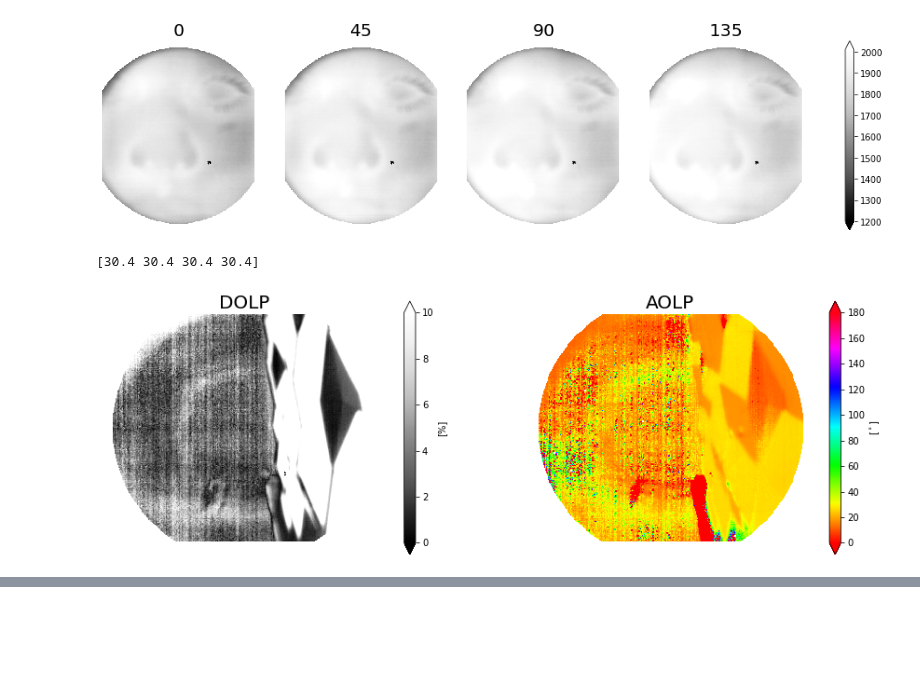
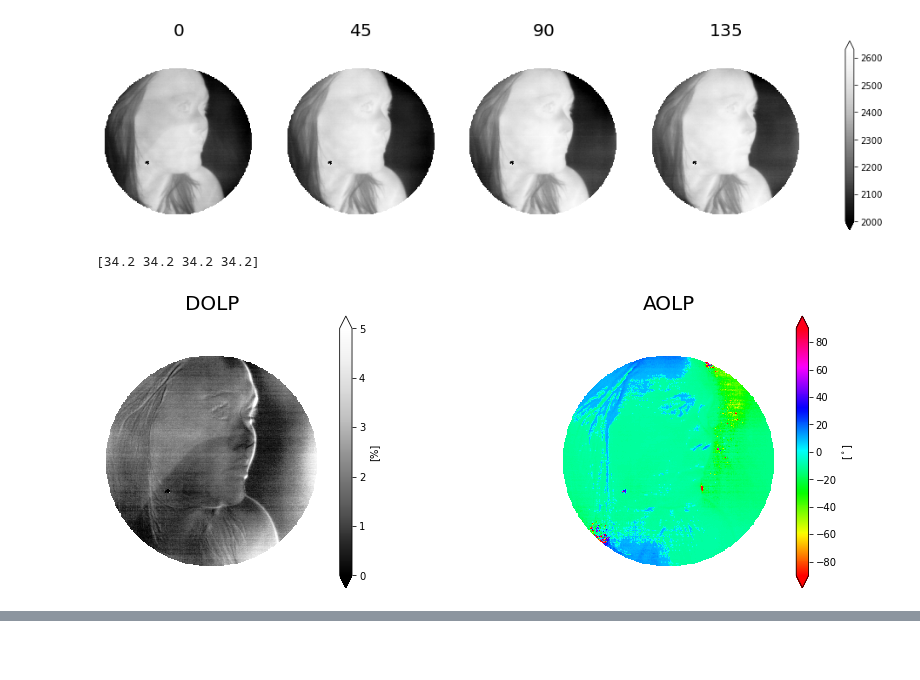
Before and after one commit to Polarization-Lab/IRCSP, a Jupyter notebook: data_reduction/IRCAM/stokes_sky.ipynb, the cells around one changed output, grey strips where cells are left out. Saved outputs shown, nothing was run; the diff lists cells and outputs as text; code cells hidden in the pictures.

```diff
--- a/data_reduction/IRCAM/stokes_sky.ipynb
+++ b/data_reduction/IRCAM/stokes_sky.ipynb
@@ -16,3 +12,7 @@ name_dark = 'cold_vert1.h5'
+# %%
+file_path = '/Users/kirahart/Dropbox/jul072021/images/'
+name = "kira12.h5"
+name_dark = 'dark.h5'
 # %%
 def create_circular_mask(h, w, center=None, radius=None):
 
@@ -27,7 +27,7 @@ def create_circular_mask(h, w, center=None, radius=None):
     mask = dist_from_center <= radius
     return mask
 
-mask = create_circular_mask(256, 320,radius = 150);
+mask = create_circular_mask(256, 320,radius = 125,center = [320/2+10,256/2]);
 # %%
 hf = h5py.File(file_path+name, 'r')
 hfdark = h5py.File(file_path+name_dark, 'r')
@@ -38,7 +38,7 @@ dark = np.array(hfdark['imgs'])
 
 ims = []
 for i in range(len(imgs)):
-    img_mask = (imgs[i]-dark[i]+.001)*mask
+    img_mask = (imgs[i]-dark[i])*mask
     img_mask[img_mask == 0] = 'nan'
     ims.append(img_mask)
     imgs[i] = imgs[i]-dark[i]
@@ -64,65 +64,65 @@ fig, axes = plt.subplots(figsize=(18, 4), ncols=4)
 
 # STOKES IMAGES
 # color "mappable" object returned by ax1.imshow
-pos1 = axes[0].imshow(np.transpose(ims[0]), cmap='Greys_r', aspect='auto',vmin =vmin ,vmax = vmax)
+pos1 = axes[0].imshow(np.rot90(ims[0],k=3), cmap='Greys_r', aspect='auto',vmin =vmin ,vmax = vmax)
 #fig.colorbar(pos1, ax=ax1,extend='both',label = "ADU")
 axes[0].set_title("$0$",fontsize = 20)
 axes[0].axis('off')
 
-pos2 = axes[1].imshow(np.transpose(ims[1]), cmap='Greys_r', aspect='auto',vmin =vmin ,vmax = vmax)
+pos2 = axes[1].imshow(np.rot90(ims[1],k=3), cmap='Greys_r', aspect='auto',vmin =vmin ,vmax = vmax)
 #fig.colorbar(pos2, ax=ax2,extend='both')
 axes[1].set_title("$45$",fontsize = 20)
 axes[1].axis('off')
 
-pos3 = axes[2].imshow(np.transpose(ims[2]), cmap='Greys_r', aspect='auto',vmin =vmin ,vmax = vmax)
+pos3 = axes[2].imshow(np.rot90(ims[2],k=3), cmap='Greys_r', aspect='auto',vmin =vmin ,vmax = vmax)
 #fig.colorbar(pos3, ax=ax3,extend='both')
 axes[2].set_title("$90$",fontsize = 20)
 axes[2].axis('off')
 
-pos4 = axes[3].imshow(np.transpose(ims[3]), cmap='Greys_r', aspect='auto',vmin =vmin ,vmax = vmax)
+pos4 = axes[3].imshow(np.rot90(ims[3],k=3), cmap='Greys_r', aspect='auto',vmin =vmin ,vmax = vmax)
 axes[3].set_title("$135$",fontsize = 20)
 axes[3].axis('off')
 
 fig.colorbar(pos1, ax=axes.ravel().tolist(), extend='both')
-fig.savefig( '/Volumes/KESU/IRCAM_data/imgs/'+name[:-3]+'flux.png')
+fig.savefig( '/Users/kirahart/Dropbox/jul072021/imgs/'+name[:-3]+'flux.png')
 
 plt.show()
 
 print(ts)
 # %% [output]
-[figure, old version]
+[figure, new version]
-[30.4 30.4 30.4 30.4]
+[34.2 34.2 34.2 34.2]
 # %%
 #set clim for S0 image
 S0mean = np.mean(S0)
 S0std  = np.std(S0)
 dev = 3
 
 s1m = np.max(np.abs(S1/S0))
 s2m = np.max(np.abs(S2/S0))
 
 DOLP_mask =DOLP*mask;
 DOLP_mask[DOLP_mask == 0] = 'nan'
 
 AOLP_mask =AOLP*mask;
 AOLP_mask[AOLP_mask == 0] = 'nan'
 
 #AOLP DOLP
 fig, (ax2, ax3) = plt.subplots(figsize=(15, 5), ncols=2)
 # plot just the positive data and save the
 # color "mappable" object returned by ax1.imshow
 
 
-pos2 = ax2.imshow(DOLP_mask, cmap='Greys_r',vmin = 0,vmax = 10)
+pos2 = ax2.imshow(np.rot90(DOLP_mask,k=3), cmap='Greys_r',vmin = 0,vmax = 5)
 fig.colorbar(pos2, ax=ax2,extend='both',label = '[%]')
 ax2.set_title("DOLP",fontsize = 20)
 ax2.axis('off')
 
-pos3 = ax3.imshow(AOLP_mask, cmap='hsv',vmin=0, vmax=180)
+pos3 = ax3.imshow(np.rot90(AOLP_mask,k=3),cmap = 'hsv', vmin=-90, vmax=90)
 fig.colorbar(pos3, ax=ax3,extend='both',label = "[$^\circ$]")
 ax3.set_title("AOLP",fontsize = 20)
 ax3.axis('off')
 plt.show()
-fig.savefig( '/Volumes/KESU/IRCAM_data/imgs/daolp_'+name[:-3]+'.png')
+fig.savefig( '/Users/kirahart/Dropbox/jul072021/imgs/daolp_'+name[:-3]+'.png')
 # %% [output]
-[figure, old version]
+[figure, new version]
```
Also changed, not shown: parts of 6 cells of this notebook, 7 other files.
